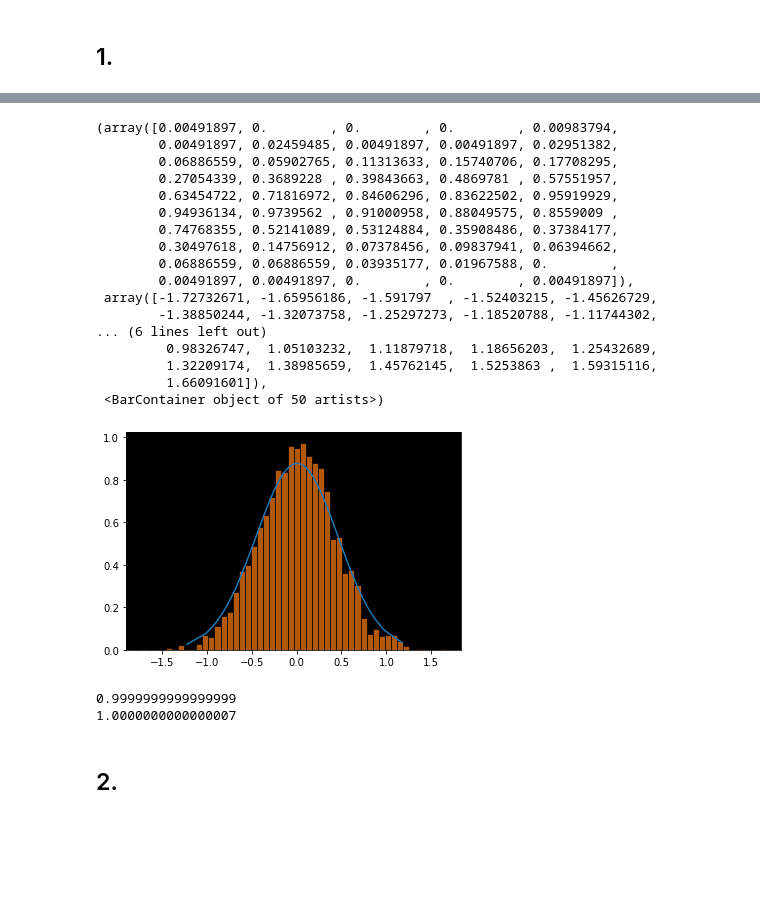
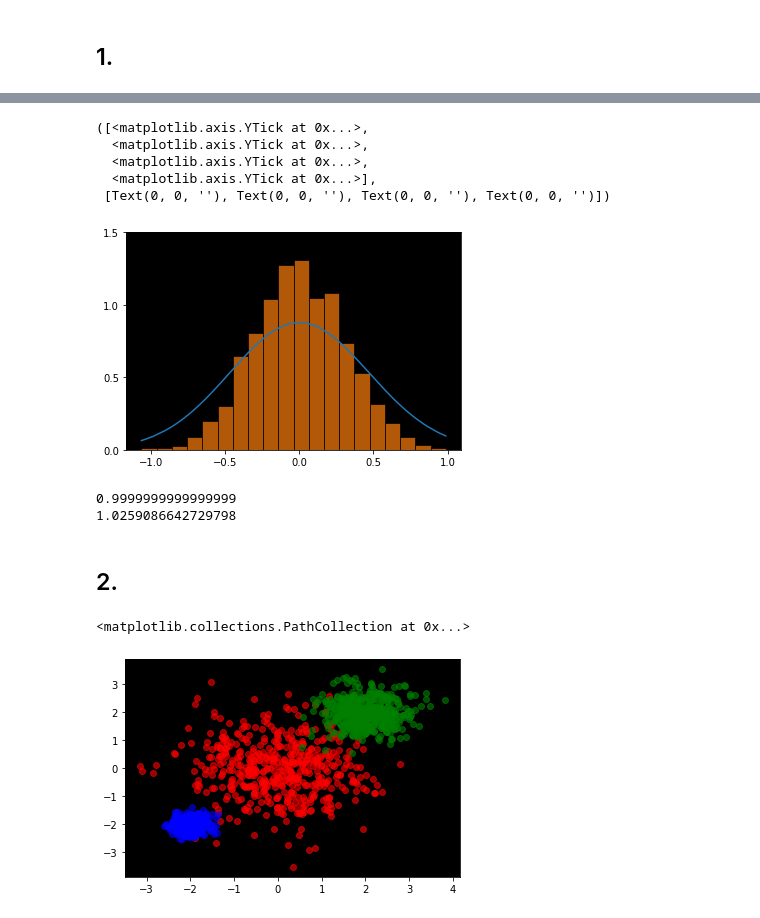
Before and after one commit to maxhoeth/LaboratoryOfComputationalPhysics_Y4, a Jupyter notebook: ex_06_maxhoeth.ipynb, the cells around one changed output, grey strips where cells are left out. Cells and saved outputs as stored; diff of their text form; code cells hidden in the pictures; blank space fills up the shorter version.

```diff
--- a/ex_06_maxhoeth.ipynb
+++ b/ex_06_maxhoeth.ipynb
@@ -39,34 +38,36 @@ for x in gau:
 # %%
 gau_sum = np.sum(gau, axis=0)
 normalize = 1/sc_integrate.trapz(gau_sum, w)
-#normalize2 =
 gau_sum = gau_sum * normalize
 plt.plot(w, gau_sum)
-plt.hist(w * np.sqrt(2), bins=50, alpha=0.7, density=True, edgecolor='black')
+plt.hist(w, bins=20, alpha=0.7, density=True, edgecolor='black')
+plt.yticks(np.arange(0, 2, 0.5))
 # %% [output]
-(array([0.00491897, 0.        , 0.        , 0.        , 0.00983794,
-        0.00491897, 0.02459485, 0.00491897, 0.00491897, 0.02951382,
-        0.06886559, 0.05902765, 0.11313633, 0.15740706, 0.17708295,
-        0.27054339, 0.3689228 , 0.39843663, 0.4869781 , 0.57551957,
-        0.63454722, 0.71816972, 0.84606296, 0.83622502, 0.95919929,
-        0.94936134, 0.9739562 , 0.91000958, 0.88049575, 0.8559009 ,
-        0.74768355, 0.52141089, 0.53124884, 0.35908486, 0.37384177,
-        0.30497618, 0.14756912, 0.07378456, 0.09837941, 0.06394662,
-        0.06886559, 0.06886559, 0.03935177, 0.01967588, 0.        ,
-        0.00491897, 0.00491897, 0.        , 0.        , 0.00491897]),
- array([-1.72732671, -1.65956186, -1.591797  , -1.52403215, -1.45626729,
-        -1.38850244, -1.32073758, -1.25297273, -1.18520788, -1.11744302,
-... (6 lines left out)
-         0.98326747,  1.05103232,  1.11879718,  1.18656203,  1.25432689,
-         1.32209174,  1.38985659,  1.45762145,  1.5253863 ,  1.59315116,
-         1.66091601]),
- <BarContainer object of 50 artists>)
+([<matplotlib.axis.YTick at 0x...>,
+  <matplotlib.axis.YTick at 0x...>,
+  <matplotlib.axis.YTick at 0x...>,
+  <matplotlib.axis.YTick at 0x...>],
+ [Text(0, 0, ''), Text(0, 0, ''), Text(0, 0, ''), Text(0, 0, '')])
-[figure, old version]
+[figure, new version]
 # %%
 print(sc_integrate.trapz(gau_sum, w))
-print(np.sum(a)*abs(b[4]-b[5]))
+print(np.sum(a)*abs(abs(b[0]-b[1]))/(0.1*n))
 # %% [output]
 0.9999999999999999
-1.0000000000000007
+1.0259086642729798
 # %% [markdown]
 ## 2.
+# %%
+def d2_data(mean, std, size):
+    return np.array([np.random.normal(mean, std, size), np.random.normal(mean, std, size)])
+
+x1 = d2_data(0, 1, 500)
+x2 = d2_data(2, 0.5, 500)
+x3 = d2_data(-2, 0.2, 500)
+
+plt.scatter(x1[0], x1[1], color='r', alpha=0.6)
+plt.scatter(x2[0], x2[1], color='g', alpha=0.6)
+plt.scatter(x3[0], x3[1], color='b', alpha=0.6)
+# %% [output]
+<matplotlib.collections.PathCollection at 0x...>
+[figure, added]
```
Also changed, not shown: parts of 15 cells of this notebook.
